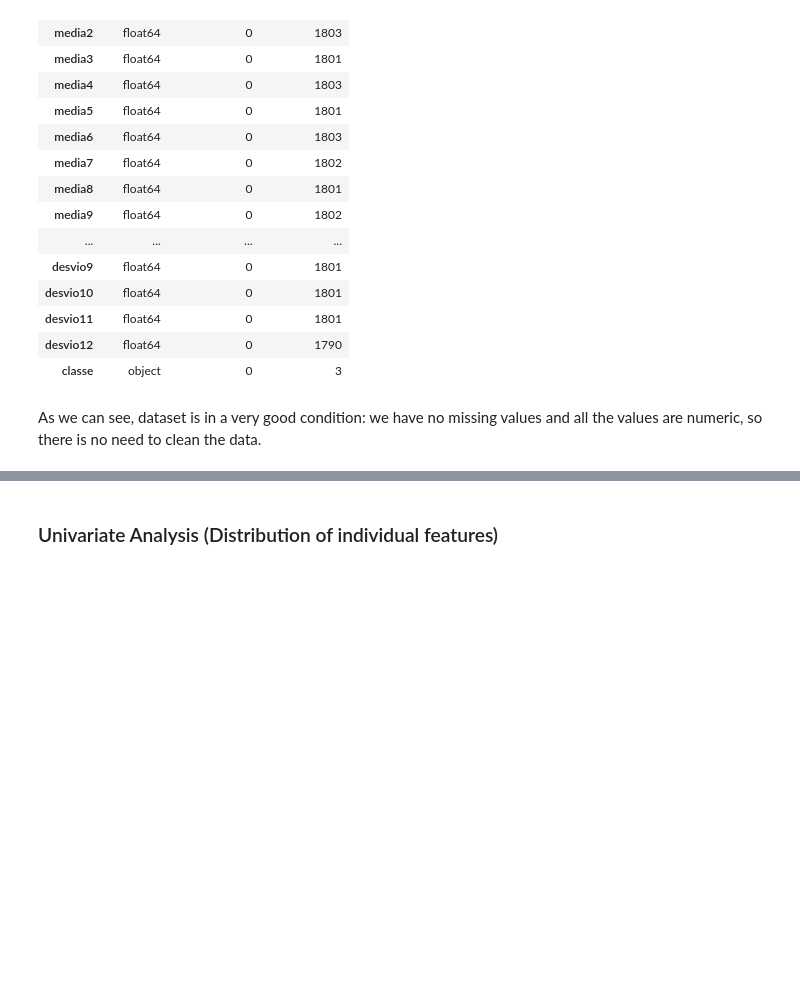
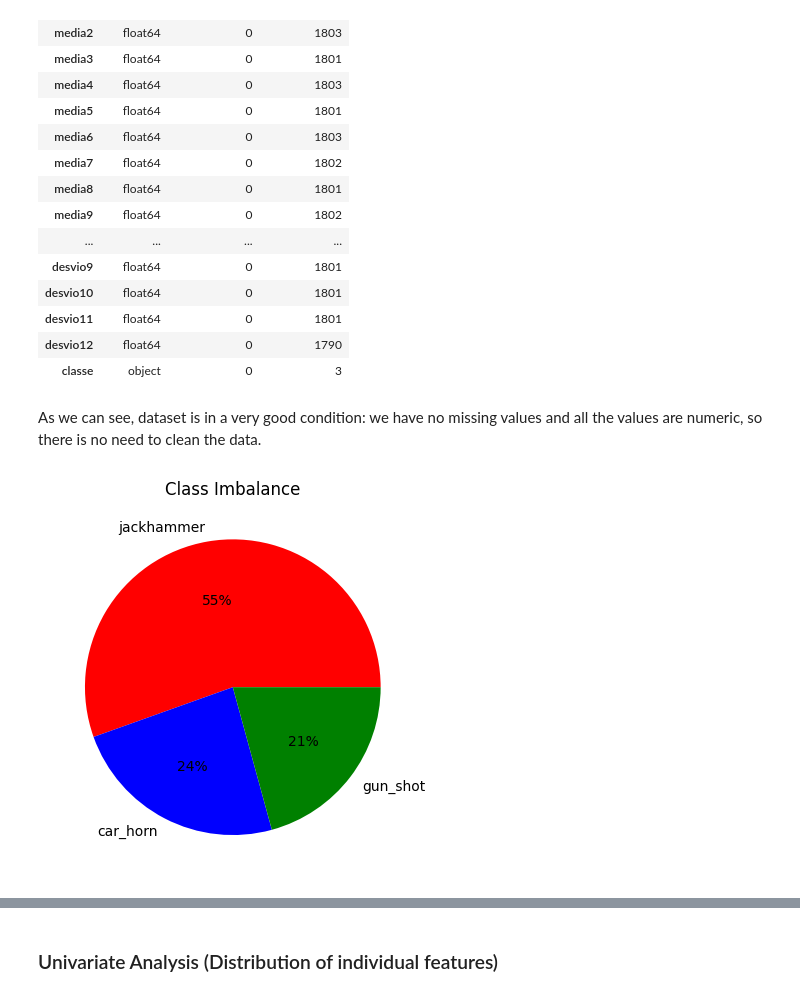
Before and after one commit to qettera/Machine-Learning-Overview, a Jupyter notebook: project.ipynb, the cells around one changed output, grey strips where cells are left out. Saved outputs shown, nothing was run; the diff lists cells and outputs as text; code cells hidden in the pictures; blank space fills up the shorter version.

```diff
--- a/project.ipynb
+++ b/project.ipynb
@@ -95,3 +95,11 @@ df_info
 | classe | object | 0 | 3 |
 # %% [markdown]
 As we can see, dataset is in a very good condition: we have no missing values and all the values are numeric, so there is no need to clean the data.
+# %%
+# plot a pie plot with the percentage of each class
+df['classe'].value_counts().plot(kind='pie', autopct='%1.0f%%', colors=['red', 'blue', 'green', 'yellow', 'orange', 'purple'])
+plt.title('Class Imbalance')
+plt.ylabel('')
+plt.show()
+# %% [output]
+[figure, added]
```
Also changed, not shown: parts of 11 cells of this notebook.
